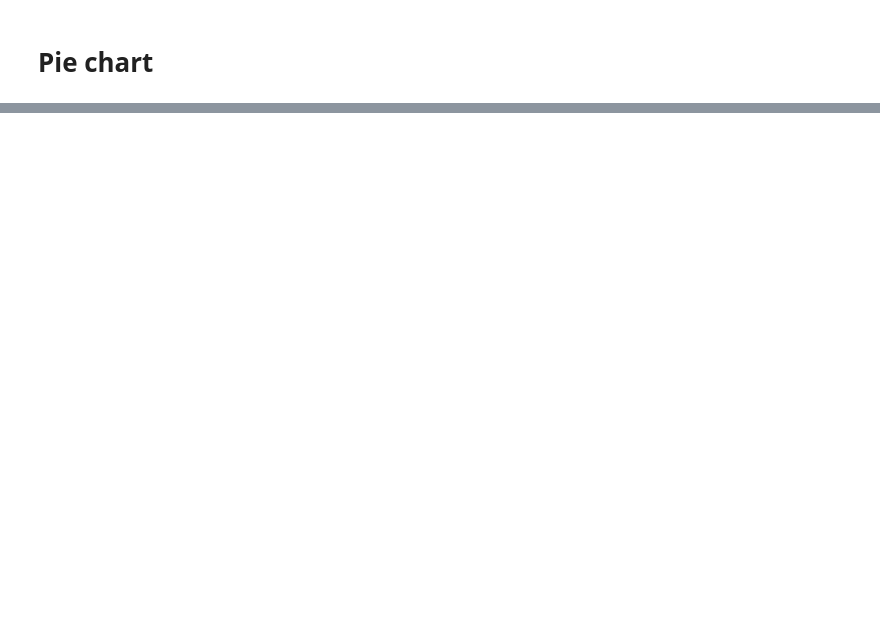
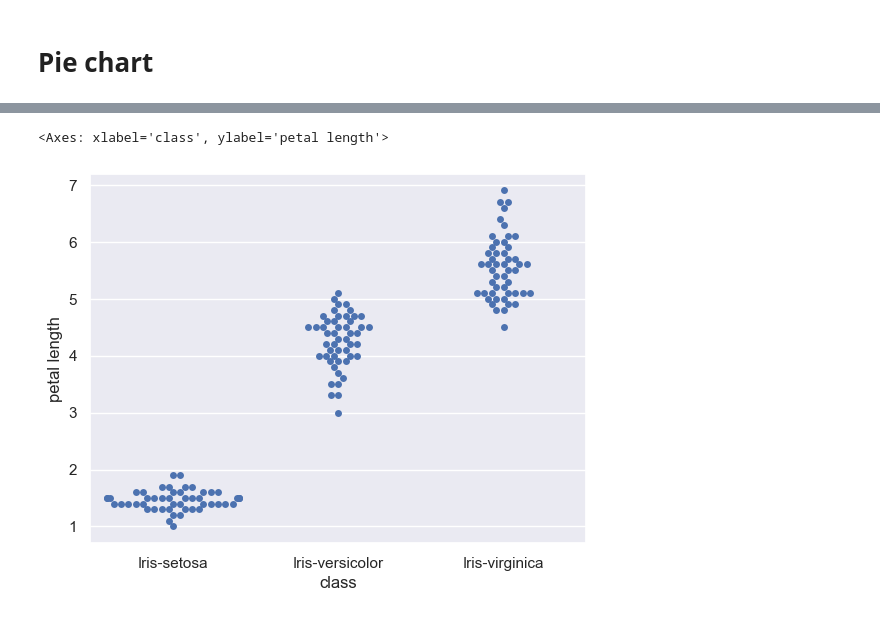
Before and after one commit to IgaMeddie/Descr_stat_-_viz, a Jupyter notebook: learnt 06-02.ipynb, the cells around one changed output, grey strips where cells are left out. Drawn from its saved outputs; the diff is of its cells as text; code cells hidden in the pictures; blank space fills up the shorter version.

```diff
--- a/learnt 06-02.ipynb
+++ b/learnt 06-02.ipynb
@@ -529,0 +576,5 @@ plt.show()
+# %%
+sns.swarmplot(x=iris['class'], y=iris['petal length'], data=iris)
+# %% [output]
+<Axes: xlabel='class', ylabel='petal length'>
+[figure, added]
```
Also changed, not shown: parts of 9 cells of this notebook.
